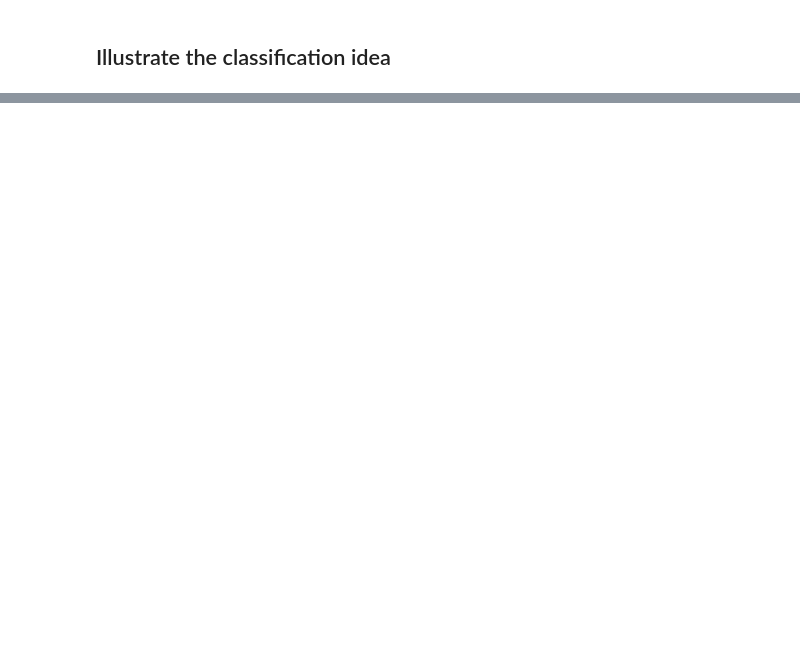
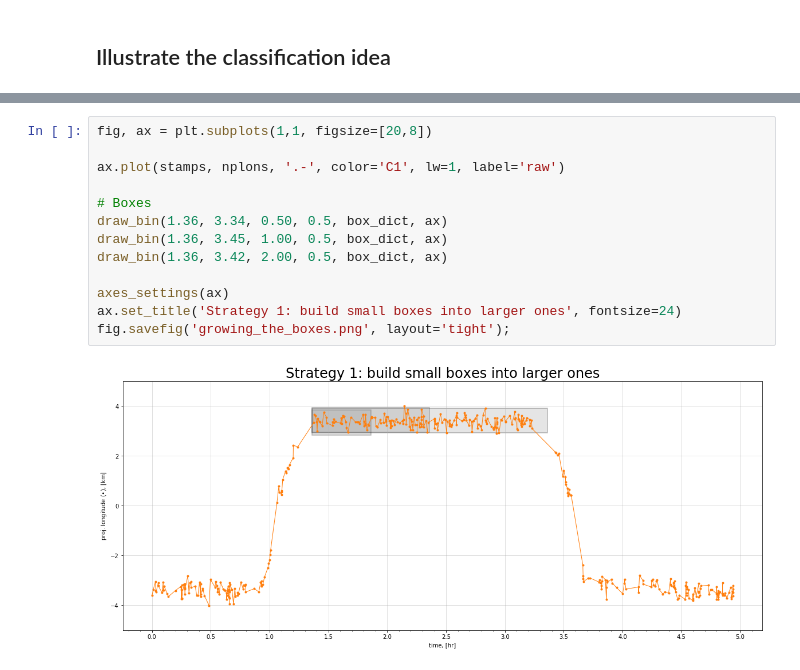
Before and after one commit to m-salewski/stay_classification, a Jupyter notebook: notebooks/real_data_playground/stay_classification_illustrate_with_gps_and_box.ipynb, the cells around one changed output, grey strips where cells are left out. Saved outputs shown, nothing was run; the diff lists cells and outputs as text; blank space fills up the shorter version.

```diff
--- a/notebooks/real_data_playground/stay_classification_illustrate_with_gps_and_box.ipynb
+++ b/notebooks/real_data_playground/stay_classification_illustrate_with_gps_and_box.ipynb
@@ -178,0 +235,15 @@ from matplotlib.patches import Rectangle
+# %%
+fig, ax = plt.subplots(1,1, figsize=[20,8])
+
+ax.plot(stamps, nplons, '.-', color='C1', lw=1, label='raw')
+
+# Boxes
+draw_bin(1.36, 3.34, 0.50, 0.5, box_dict, ax)
+draw_bin(1.36, 3.45, 1.00, 0.5, box_dict, ax)
+draw_bin(1.36, 3.42, 2.00, 0.5, box_dict, ax)
+
+axes_settings(ax)
+ax.set_title('Strategy 1: build small boxes into larger ones', fontsize=24)
+fig.savefig('growing_the_boxes.png', layout='tight');
+# %% [output]
+[figure, added]
```
Also changed, not shown: parts of 15 cells of this notebook, 23 other files.
